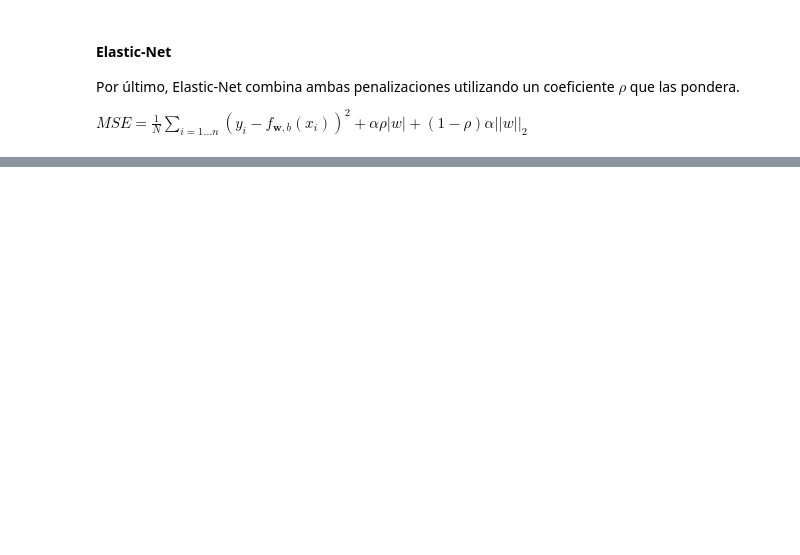
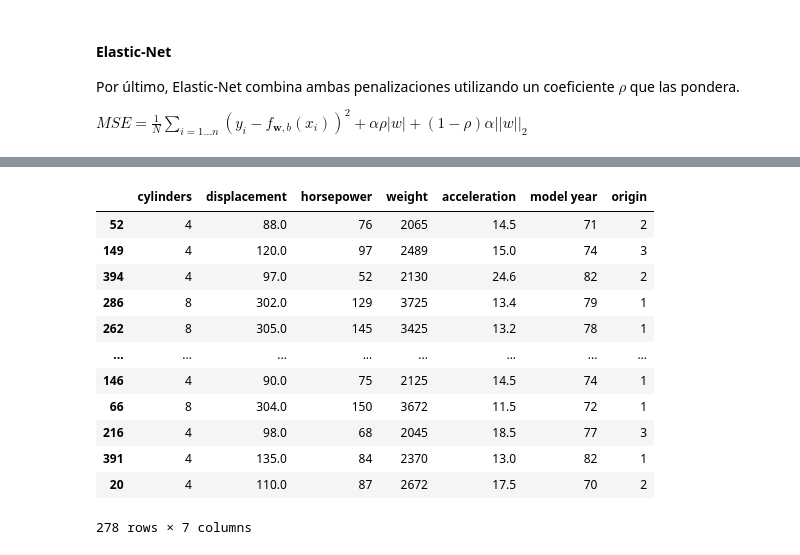
Before and after one commit to MDS7202/MDS7202, a Jupyter notebook: clases/2026-01/13_Aprendizaje_Supervisado_1_Regresion.ipynb, the cells around one changed output, grey strips where cells are left out. Saved outputs shown, nothing was run; the diff lists cells and outputs as text; code cells hidden in the pictures; blank space fills up the shorter version.

```diff
--- a/clases/2026-01/13_Aprendizaje_Supervisado_1_Regresion.ipynb
+++ b/clases/2026-01/13_Aprendizaje_Supervisado_1_Regresion.ipynb
@@ -709,0 +747,16 @@ Scikit-learn implementa una gran variedad de [modelos lineales](https://scikit-l
+# %%
+X_train
+# %% [output]
+|  | cylinders | displacement | horsepower | weight | acceleration | model year | origin |
+| 52 | 4 | 88.0 | 76 | 2065 | 14.5 | 71 | 2 |
+| 149 | 4 | 120.0 | 97 | 2489 | 15.0 | 74 | 3 |
+| 394 | 4 | 97.0 | 52 | 2130 | 24.6 | 82 | 2 |
+| 286 | 8 | 302.0 | 129 | 3725 | 13.4 | 79 | 1 |
+| 262 | 8 | 305.0 | 145 | 3425 | 13.2 | 78 | 1 |
+| ... | ... | ... | ... | ... | ... | ... | ... |
+| 146 | 4 | 90.0 | 75 | 2125 | 14.5 | 74 | 1 |
+| 66 | 8 | 304.0 | 150 | 3672 | 11.5 | 72 | 1 |
+| 216 | 4 | 98.0 | 68 | 2045 | 18.5 | 77 | 3 |
+| 391 | 4 | 135.0 | 84 | 2370 | 13.0 | 82 | 1 |
+| 20 | 4 | 110.0 | 87 | 2672 | 17.5 | 70 | 2 |
+278 rows × 7 columns
```
Also changed, not shown: parts of 15 cells of this notebook.
